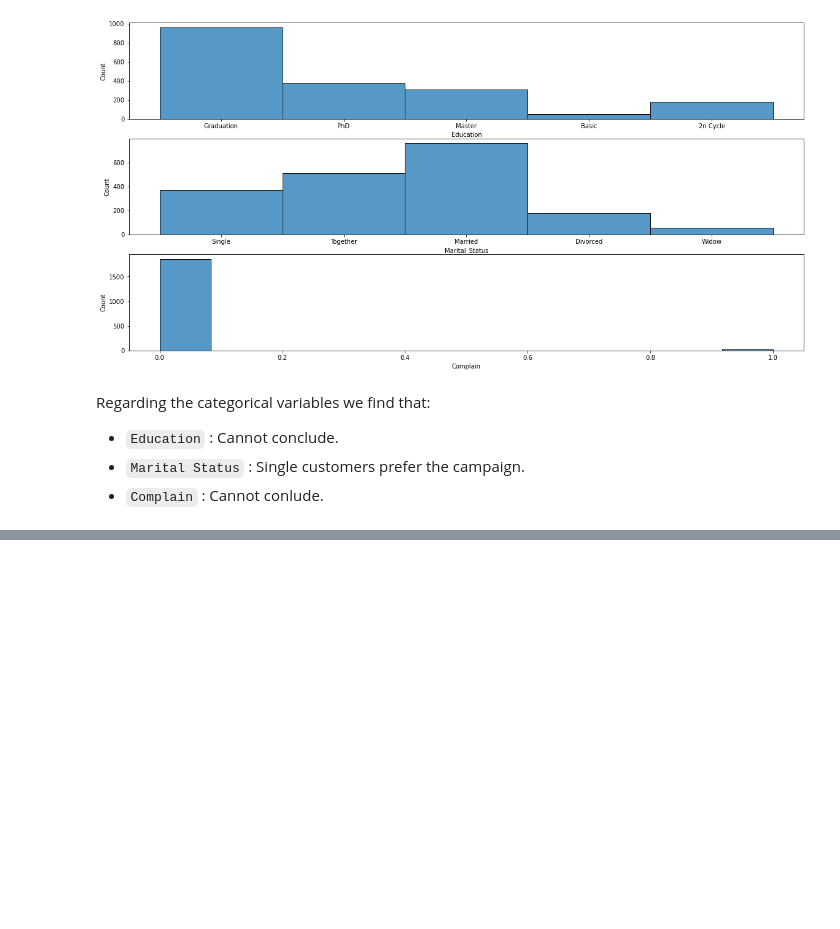
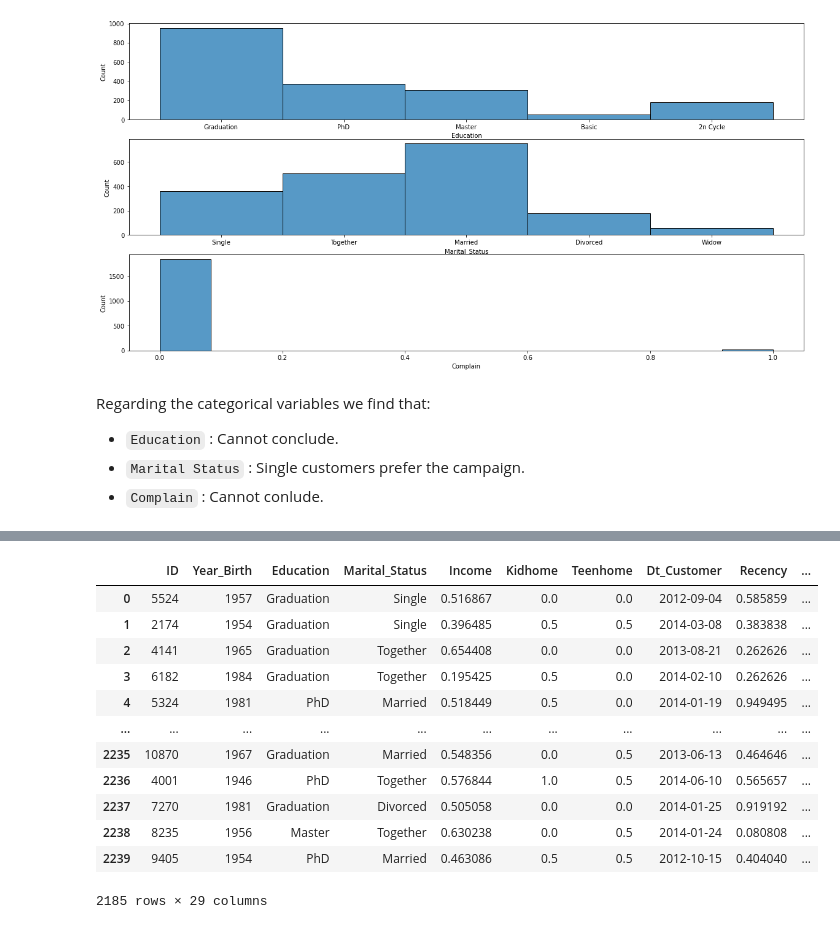
Before and after one commit to arojasb3/iFood_CRM-, a Jupyter notebook: ifood-data-business-analyst-test-latam-main/Data Analysis.ipynb, the cells around one changed output, grey strips where cells are left out. Saved outputs shown, nothing was run; the diff lists cells and outputs as text; code cells hidden in the pictures; blank space fills up the shorter version.

```diff
--- a/ifood-data-business-analyst-test-latam-main/Data Analysis.ipynb
+++ b/ifood-data-business-analyst-test-latam-main/Data Analysis.ipynb
@@ -361,0 +368,4 @@ Regarding the categorical variables we find that:
+# %%
+df_scaled = deepcopy(df2)
+
+df_scaled[numerical_cols] = df2[numerical_cols] = (df2[numerical_cols] - df2[numerical_cols].min(axis=0)) / (df2[numerical_cols].max(axis=0) - df2[numerical_cols].min(axis=0))
@@ -361,0 +375,16 @@ Regarding the categorical variables we find that:
+# %%
+df_scaled
+# %% [output]
+|  | ID | Year_Birth | Education | Marital_Status | Income | Kidhome | Teenhome | Dt_Customer | Recency | ... |
+| 0 | 5524 | 1957 | Graduation | Single | 0.516867 | 0.0 | 0.0 | 2012-09-04 | 0.585859 | ... |
+| 1 | 2174 | 1954 | Graduation | Single | 0.396485 | 0.5 | 0.5 | 2014-03-08 | 0.383838 | ... |
+| 2 | 4141 | 1965 | Graduation | Together | 0.654408 | 0.0 | 0.0 | 2013-08-21 | 0.262626 | ... |
+| 3 | 6182 | 1984 | Graduation | Together | 0.195425 | 0.5 | 0.0 | 2014-02-10 | 0.262626 | ... |
+| 4 | 5324 | 1981 | PhD | Married | 0.518449 | 0.5 | 0.0 | 2014-01-19 | 0.949495 | ... |
+| ... | ... | ... | ... | ... | ... | ... | ... | ... | ... | ... |
+| 2235 | 10870 | 1967 | Graduation | Married | 0.548356 | 0.0 | 0.5 | 2013-06-13 | 0.464646 | ... |
+| 2236 | 4001 | 1946 | PhD | Together | 0.576844 | 1.0 | 0.5 | 2014-06-10 | 0.565657 | ... |
+| 2237 | 7270 | 1981 | Graduation | Divorced | 0.505058 | 0.0 | 0.0 | 2014-01-25 | 0.919192 | ... |
+| 2238 | 8235 | 1956 | Master | Together | 0.630238 | 0.0 | 0.5 | 2014-01-24 | 0.080808 | ... |
+| 2239 | 9405 | 1954 | PhD | Married | 0.463086 | 0.5 | 0.5 | 2012-10-15 | 0.404040 | ... |
+2185 rows × 29 columns
```
Also changed, not shown: parts of 9 cells of this notebook, 3 other files.
